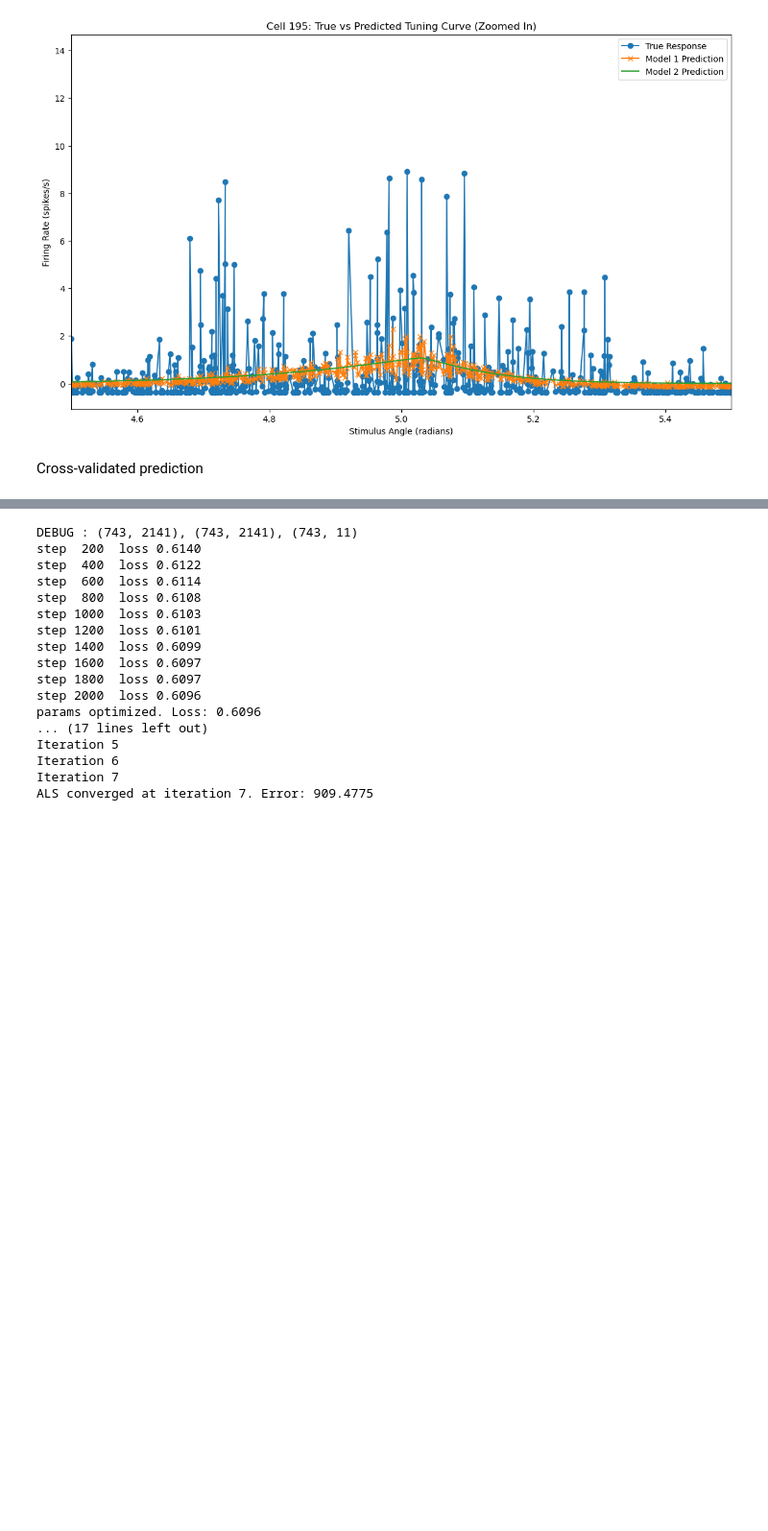
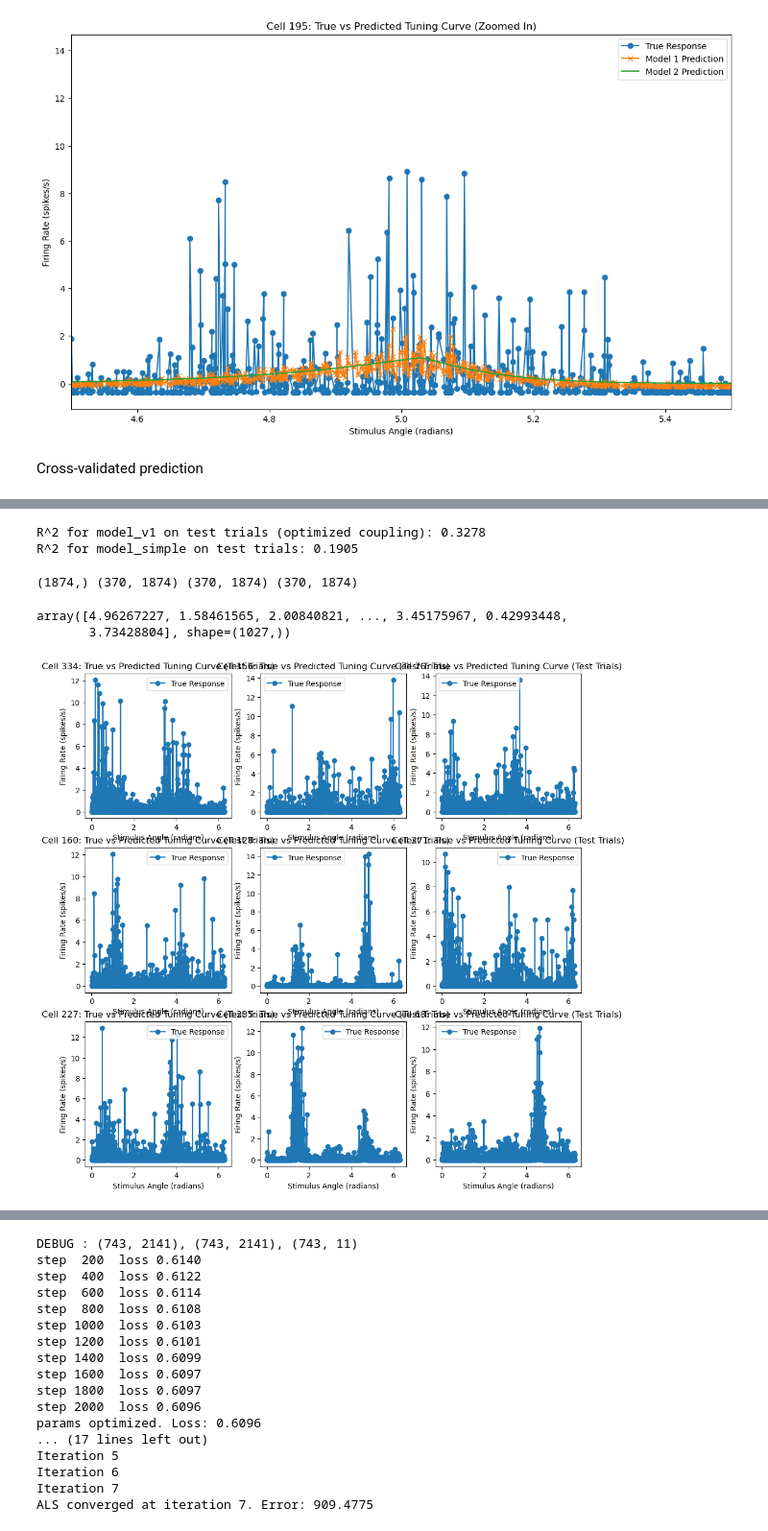
Before and after one commit to reillytilbury/EDGAR, a Jupyter notebook: trial_to_trial_variability_scratchpad.ipynb, the cells around one changed output, grey strips where cells are left out. Shown at 96% size. Saved outputs shown, nothing was run; the diff lists cells and outputs as text; code cells hidden in the pictures; blank space fills up the shorter version.

Commit message:
try Jacob's data

```diff
--- a/trial_to_trial_variability_scratchpad.ipynb
+++ b/trial_to_trial_variability_scratchpad.ipynb
@@ -856,6 +873,7 @@ def model_simple(X, params):
         jnp.ndarray : Predicted responses for the target cells with shape (n_target_cells, n_time)
     """
     stimuli = jnp.array(X['stimulus']) # shape (n_source, n_time)
+    stimuli = np.tile(stimuli[None, :], (params['target_tuning_params'].shape[0], 1)) # shape (n_target, n_time)
     source_train = jnp.array(X['response']) # shape (n_source, n_time)
 
     target_tuning_params = params['target_tuning_params'] # shape (n_target_cells, n_params)
@@ -955,4 +976,0 @@ print(train_samples.size, test_samples.size, train_trials.size, test_trials.size
-# %%
-print(train_samples, type(train_samples))
-train_samples = np.asarray(train_samples).reshape(-1).astype(np.int64, copy=False)
-print(train_samples, type(train_samples))
@@ -964,6 +979,21 @@ train_samples = np.asarray(train_samples).reshape(-1).astype(np.int64, copy=Fals
 test_samples = np.asarray(test_samples).reshape(-1).astype(np.int64, copy=False)
 train_trials = np.asarray(train_trials).reshape(-1).astype(np.int64, copy=False)
 test_trials = np.asarray(test_trials).reshape(-1).astype(np.int64, copy=False)
+
+X_dict = X.to_dict()
+Y_dict = Y.to_dict()
+# remove the stimulus angles features and save it as a separate variable
+stimuli = X_dict.pop('stimulus')
+X = data_structures.Inputs.from_dict(X_dict)
+stimuli_y = Y_dict.pop('stimulus')
+Y = data_structures.Outputs.from_dict(Y_dict)
+# check that the two stimulus variables are the same
+assert np.array_equal(stimuli, stimuli_y), "Stimulus angles in X and Y do not match!"
+
+stimuli_train_train_trials = stimuli[train_samples, train_trials]
+stimuli_train_test_trials = stimuli[train_samples, test_trials]
+stimuli_test_train_trials = stimuli[test_samples, train_trials]
+stimuli_test_test_trials = stimuli[test_samples, test_trials]
 
 X_train_train_trials = X[train_samples][:, :, train_trials]
 X_train_test_trials = X[train_samples][:, :, test_trials]
@@ -978,0 +1025,9 @@ TypeError: Invalid key type: <class 'numpy.ndarray'>. Use int, str, or slice.
+# %%
+X_train_train_trials = X_train_train_trials.squeeze(0)
+X_train_test_trials = X_train_test_trials.squeeze(0)
+X_test_train_trials = X_test_train_trials.squeeze(0)
+X_test_test_trials = X_test_test_trials.squeeze(0)
+Y_train_train_trials = Y_train_train_trials.squeeze(0)
+Y_train_test_trials = Y_train_test_trials.squeeze(0)
+Y_test_train_trials = Y_test_train_trials.squeeze(0)
+Y_test_test_trials = Y_test_test_trials.squeeze(0)
@@ -978,0 +1082,35 @@ TypeError: Invalid key type: <class 'numpy.ndarray'>. Use int, str, or slice.
+# %%
+r2_v1_test_optimized = r_squared(Y_train_test_trials, Y_pred_test_optimized)
+r2_simple_test = r_squared(Y_train_test_trials, Y_pred_test_simple)
+print(f"R^2 for model_v1 on test trials (optimized coupling): {r2_v1_test_optimized:.4f}")
+print(f"R^2 for model_simple on test trials: {r2_simple_test:.4f}")
+# %% [output]
+R^2 for model_v1 on test trials (optimized coupling): 0.3278
+R^2 for model_simple on test trials: 0.1905
+# %%
+print(stimuli_train_test_trials.shape, Y_train_test_trials.shape, Y_pred_test_optimized.shape, Y_pred_test_simple.shape)
+# %% [output]
+(1874,) (370, 1874) (370, 1874) (370, 1874)
+# %%
+stimuli_train_test_trials
+# %% [output]
+array([4.96267227, 1.58461565, 2.00840821, ..., 3.45175967, 0.42993448,
+       3.73428804], shape=(1027,))
+# %%
+cell_idxs = np.random.choice(Y_train_test_trials.shape[0], 9, replace=False)
+order = np.argsort(stimuli_train_test_trials)
+plt.figure(figsize=(12, 12))
+for i in range(9):
+    cell_idx = cell_idxs[i]
+    plt.subplot(3, 3, i + 1)
+    y_true = Y_train_test_trials[cell_idx, :]
+    angles = stimuli_train_test_trials
+    angles = angles[order]
+    y_true = y_true[order]
+    plt.plot(angles, y_true.flatten(), label='True Response', marker='o')
+    plt.xlabel('Stimulus Angle (radians)')
+    plt.ylabel('Firing Rate (spikes/s)')
+    plt.title(f'Cell {cell_idx}: True vs Predicted Tuning Curve (Test Trials)')
+    plt.legend()
+# %% [output]
+[figure, added]
```
Also changed, not shown: parts of 20 cells of this notebook.
